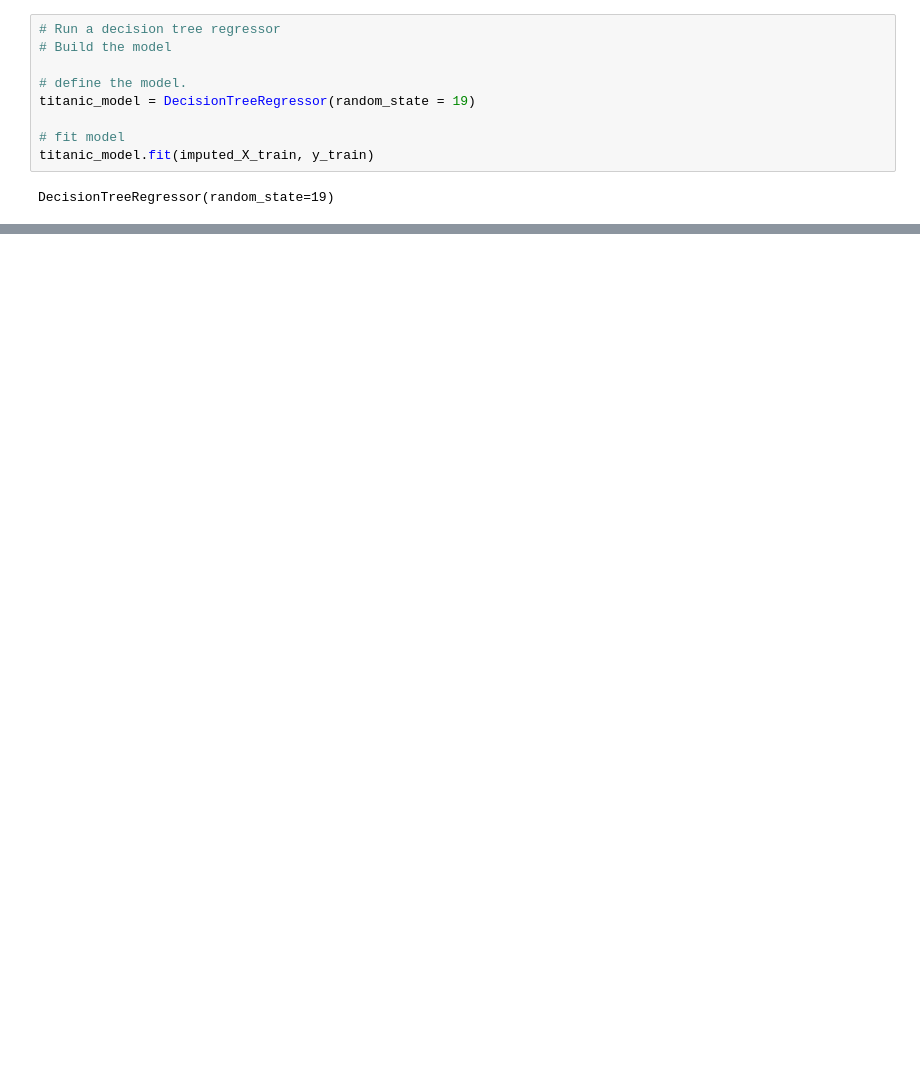
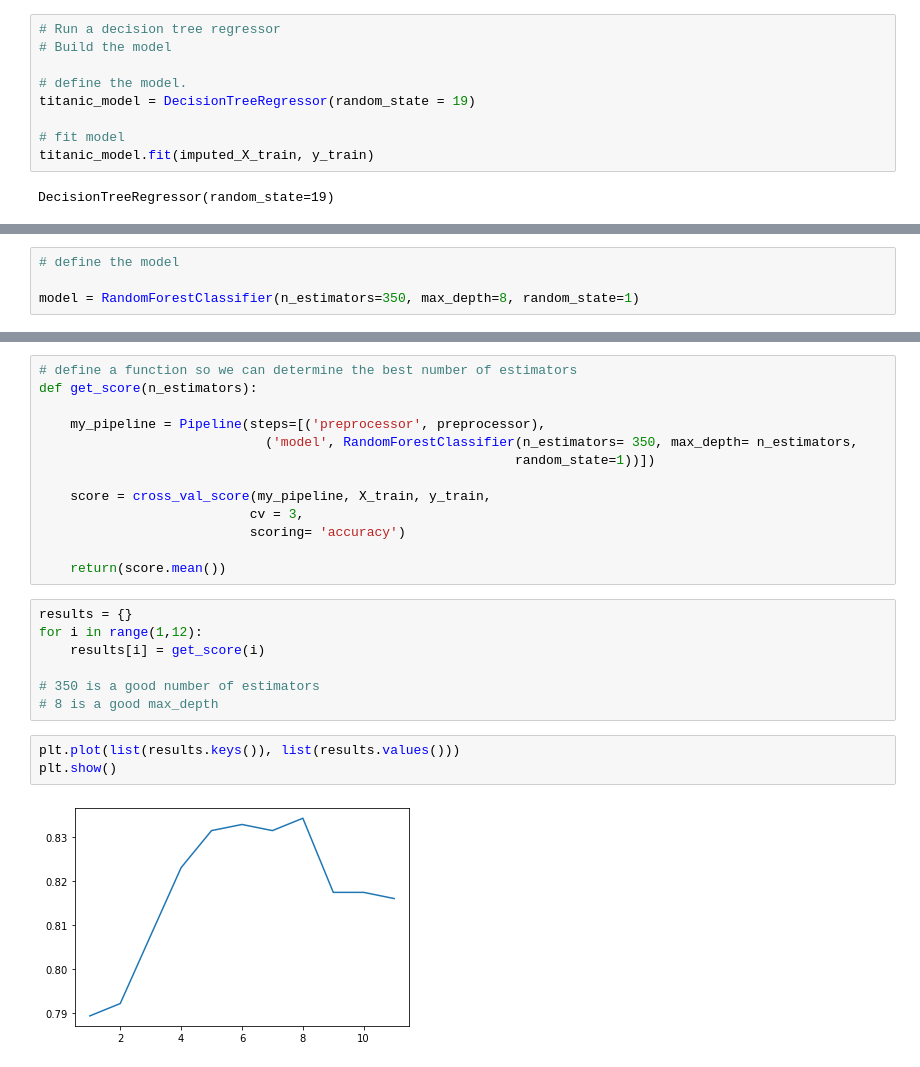
Before and after one commit to joshfuchs/DataScience_projects, a Jupyter notebook: titanic.ipynb, the cells around one changed output, grey strips where cells are left out. Cells and saved outputs as stored; diff of their text form; blank space fills up the shorter version.

```diff
--- a/titanic.ipynb
+++ b/titanic.ipynb
@@ -306,0 +351,4 @@ print(X)
+# %%
+# define the model
+
+model = RandomForestClassifier(n_estimators=350, max_depth=8, random_state=1)
@@ -306,0 +370,25 @@ print(X)
+# %%
+# define a function so we can determine the best number of estimators
+def get_score(n_estimators):
+
+    my_pipeline = Pipeline(steps=[('preprocessor', preprocessor),
+                             ('model', RandomForestClassifier(n_estimators= 350, max_depth= n_estimators,
+                                                             random_state=1))])
+
+    score = cross_val_score(my_pipeline, X_train, y_train,
+                           cv = 3,
+                           scoring= 'accuracy')
+
+    return(score.mean())
+# %%
+results = {}
+for i in range(1,12):
+    results[i] = get_score(i)
+
+# 350 is a good number of estimators
+# 8 is a good max_depth
+# %%
+plt.plot(list(results.keys()), list(results.values()))
+plt.show()
+# %% [output]
+[figure, added]
```
Also changed, not shown: parts of 15 cells of this notebook.
